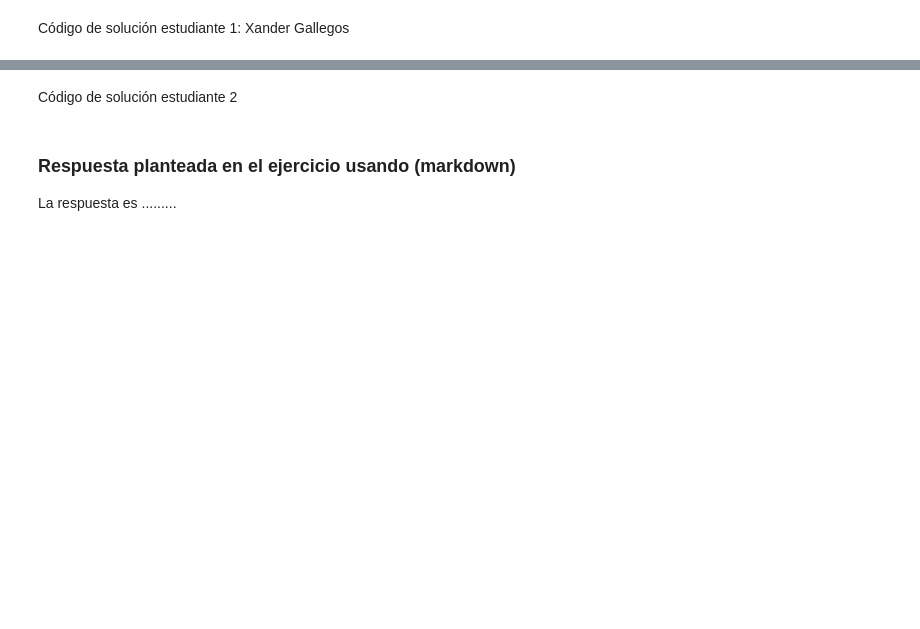
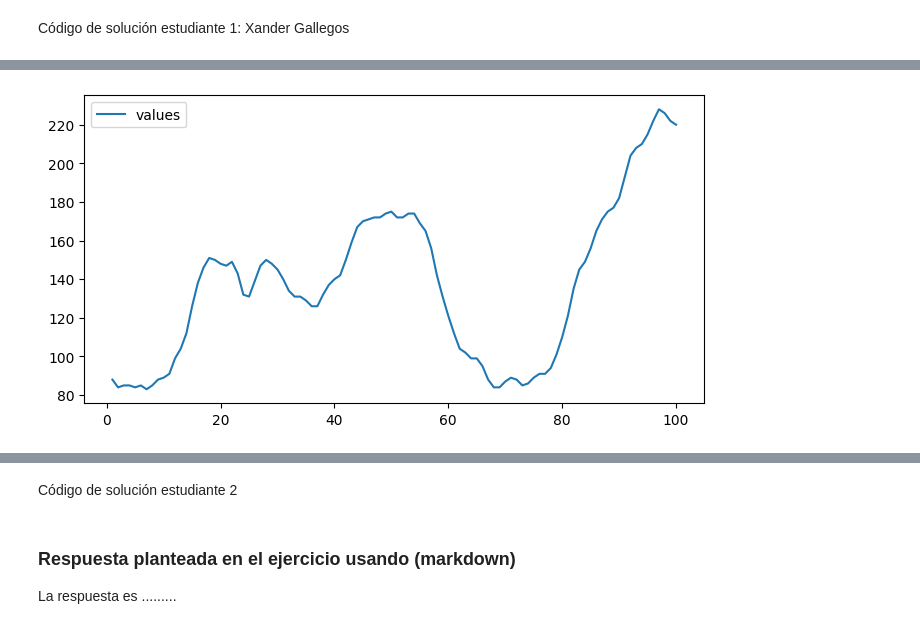
Before and after one commit to xagallegos/ProyectoConjunto_XGallegos_AYGonzales, a Jupyter notebook: Tarea2.ipynb, the cells around one changed output, grey strips where cells are left out. Saved outputs shown, nothing was run; the diff lists cells and outputs as text; code cells hidden in the pictures; blank space fills up the shorter version.

```diff
--- a/Tarea2.ipynb
+++ b/Tarea2.ipynb
@@ -39,0 +75,8 @@ Código de solución estudiante 1: Xander Gallegos
+# %%
+# Cargar los datos
+file = 'https://raw.githubusercontent.com/odjaramilloz/MPST-2024-I/main/TEMA-1/datasets/WWWusage.csv'
+
+data = pd.read_csv(file, names=['values'], header=0)
+data.index = data.index.droplevel()
+print(data.shape)
+data.head()
@@ -39,0 +91,6 @@ Código de solución estudiante 1: Xander Gallegos
+# %%
+# Visualizar los datos
+data.plot(figsize=(8,4))
+plt.show()
+# %% [output]
+[figure, added]
```
Also changed, not shown: parts of 15 cells of this notebook.
